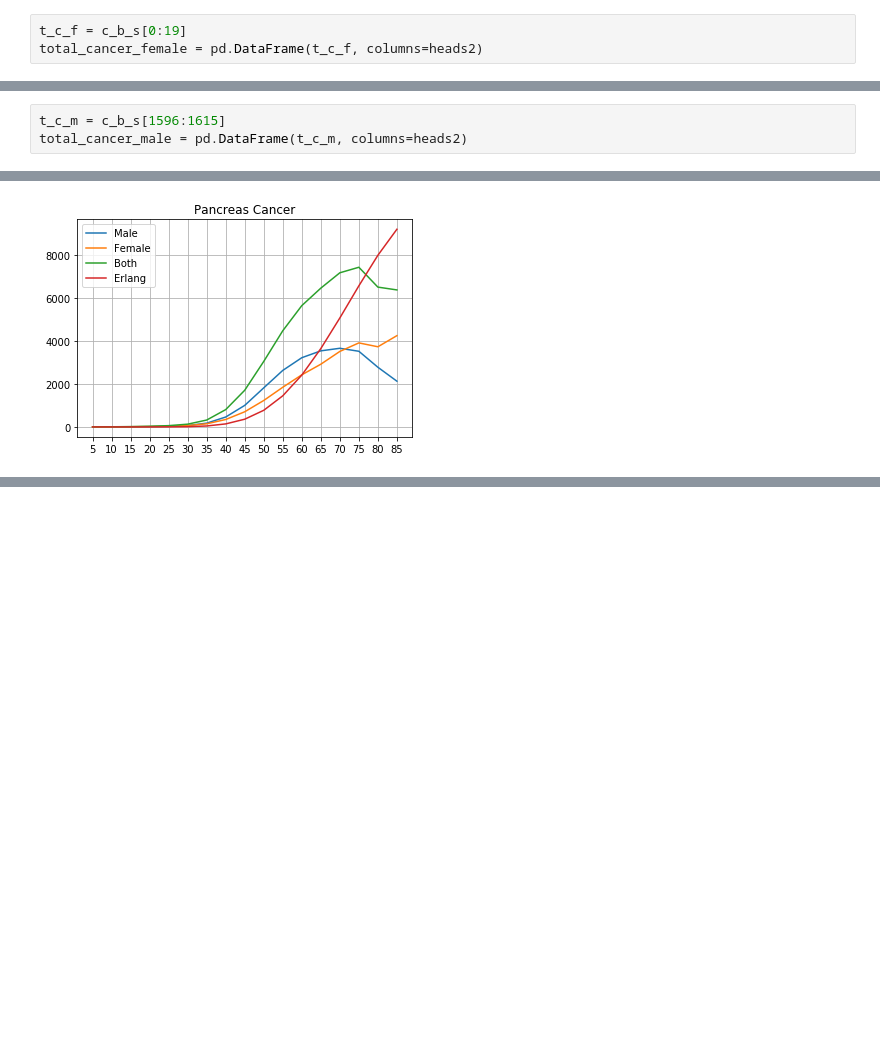
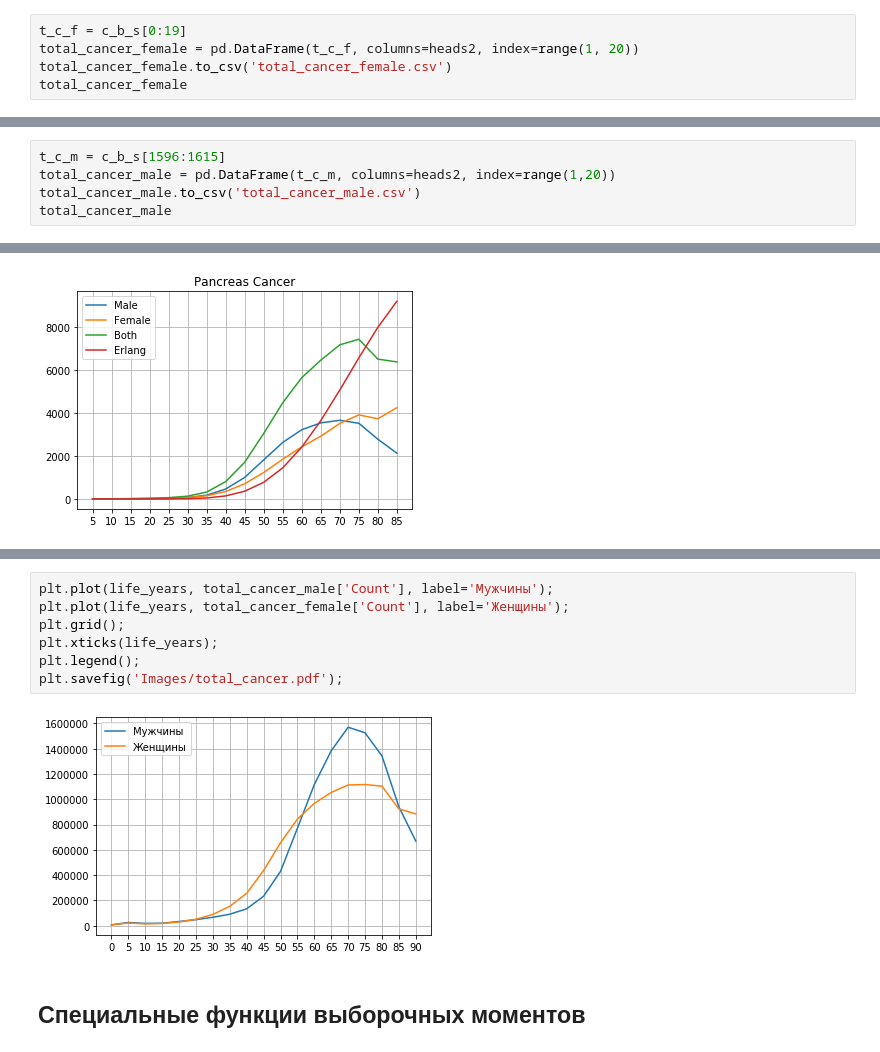
Before and after one commit to NikitaYurasov/Mathematical-statistics, a Jupyter notebook: ДЗ3.ipynb, the cells around one changed output, grey strips where cells are left out. Drawn from its saved outputs; the diff is of its cells as text; blank space fills up the shorter version.

```diff
--- a/ДЗ3.ipynb
+++ b/ДЗ3.ipynb
@@ -441,4 +446,6 @@ for line in c_b_s:
     line[3] = int(line[3])
 # %%
 t_c_f = c_b_s[0:19]
-total_cancer_female = pd.DataFrame(t_c_f, columns=heads2)
+total_cancer_female = pd.DataFrame(t_c_f, columns=heads2, index=range(1, 20))
+total_cancer_female.to_csv('total_cancer_female.csv')
+total_cancer_female
@@ -446,4 +471,6 @@ total_cancer_female = pd.DataFrame(t_c_f, columns=heads2)
 life_years = np.linspace(0,90, 19)
 # %%
 t_c_m = c_b_s[1596:1615]
-total_cancer_male = pd.DataFrame(t_c_m, columns=heads2)
+total_cancer_male = pd.DataFrame(t_c_m, columns=heads2, index=range(1,20))
+total_cancer_male.to_csv('total_cancer_male.csv')
+total_cancer_male
@@ -580,0 +636,11 @@ array([1.25975171e-14, 1.01728244e-10, 1.46371266e-08, 4.04887899e-07,
+# %%
+plt.plot(life_years, total_cancer_male['Count'], label='Мужчины');
+plt.plot(life_years, total_cancer_female['Count'], label='Женщины');
+plt.grid();
+plt.xticks(life_years);
+plt.legend();
+plt.savefig('Images/total_cancer.pdf');
+# %% [output]
+[figure, added]
+# %% [markdown]
+## Специальные функции выборочных моментов
```
Also changed, not shown: parts of 25 cells of this notebook.
